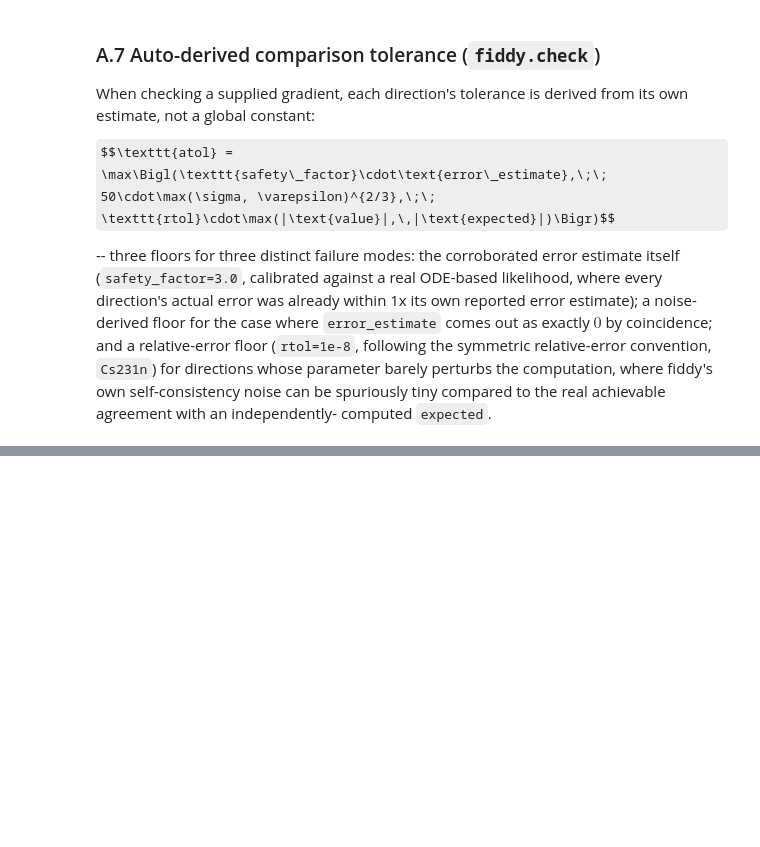
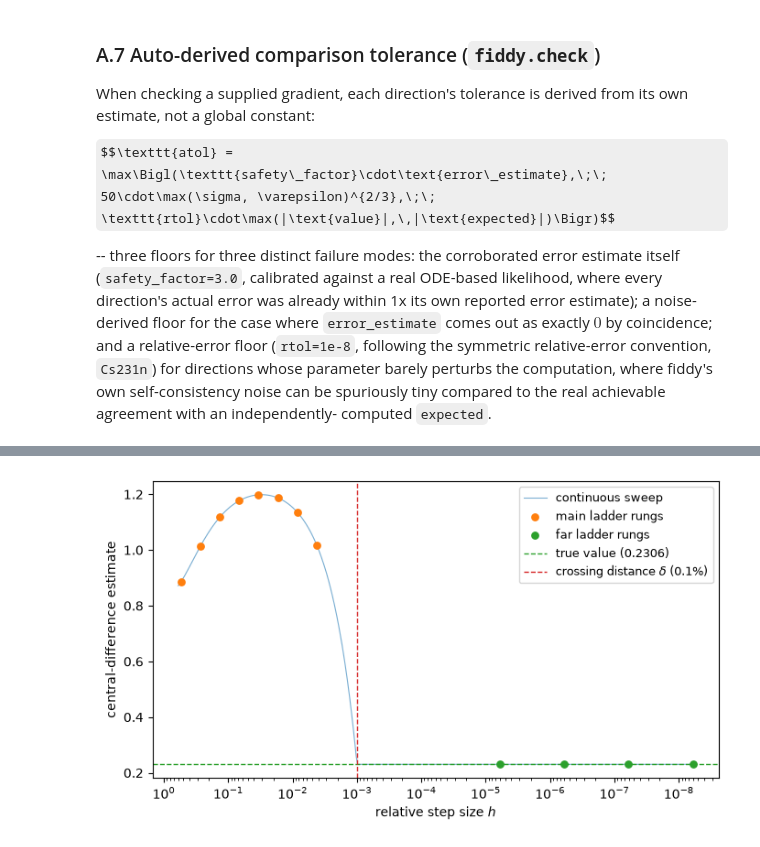
Before and after one commit to ICB-DCM/fiddy, a Jupyter notebook: doc/examples/derivative.ipynb, the cells around one changed output, grey strips where cells are left out. Cells and saved outputs as stored; diff of their text form; code cells hidden in the pictures; some formulas as TeX source; blank space fills up the shorter version.

Commit message:
doc: Add far-ladder example (#82)
Add closed-form far-ladder example to notebook appendix.

Co-authored-by: Claude Sonnet 5 <noreply@anthropic.com>

```diff
--- a/doc/examples/derivative.ipynb
+++ b/doc/examples/derivative.ipynb
@@ -680,0 +909,55 @@ computed `expected`.
+# %%
+h_rel = np.logspace(0, -8, 400) * 0.6  # ~0.6 down to ~6e-9, relative to k1_nom
+central = (
+    S2_closed_form(t_star, k1_nom + h_rel)
+    - S2_closed_form(t_star, k1_nom - h_rel)
+) / (2 * h_rel)
+
+fig, ax = plt.subplots(figsize=(7, 4))
+ax.plot(
+    h_rel,
+    central,
+    lw=0.8,
+    color="tab:blue",
+    alpha=0.6,
+    label="continuous sweep",
+)
+ax.scatter(
+    main_ladder,
+    main_central_values_cf,
+    s=28,
+    color="tab:orange",
+    zorder=3,
+    label="main ladder rungs",
+)
+ax.scatter(
+    far_ladder,
+    far_central_values_cf,
+    s=28,
+    color="tab:green",
+    zorder=3,
+    label="far ladder rungs",
+)
+ax.axhline(
+    true_derivative,
+    color="tab:green",
+    ls="--",
+    lw=1,
+    label=f"true value ({true_derivative:.4f})",
+)
+ax.axvline(
+    delta_rel,
+    color="tab:red",
+    ls="--",
+    lw=1,
+    label=f"crossing distance $\\delta$ ({delta_rel:.1%})",
+)
+ax.set_xscale("log")
+ax.invert_xaxis()
+ax.set_xlabel("relative step size $h$")
+ax.set_ylabel("central-difference estimate")
+ax.legend(fontsize=9)
+fig.tight_layout()
+plt.show()
+# %% [output]
+[figure, added]
```
Also changed, not shown: parts of 13 cells of this notebook.
